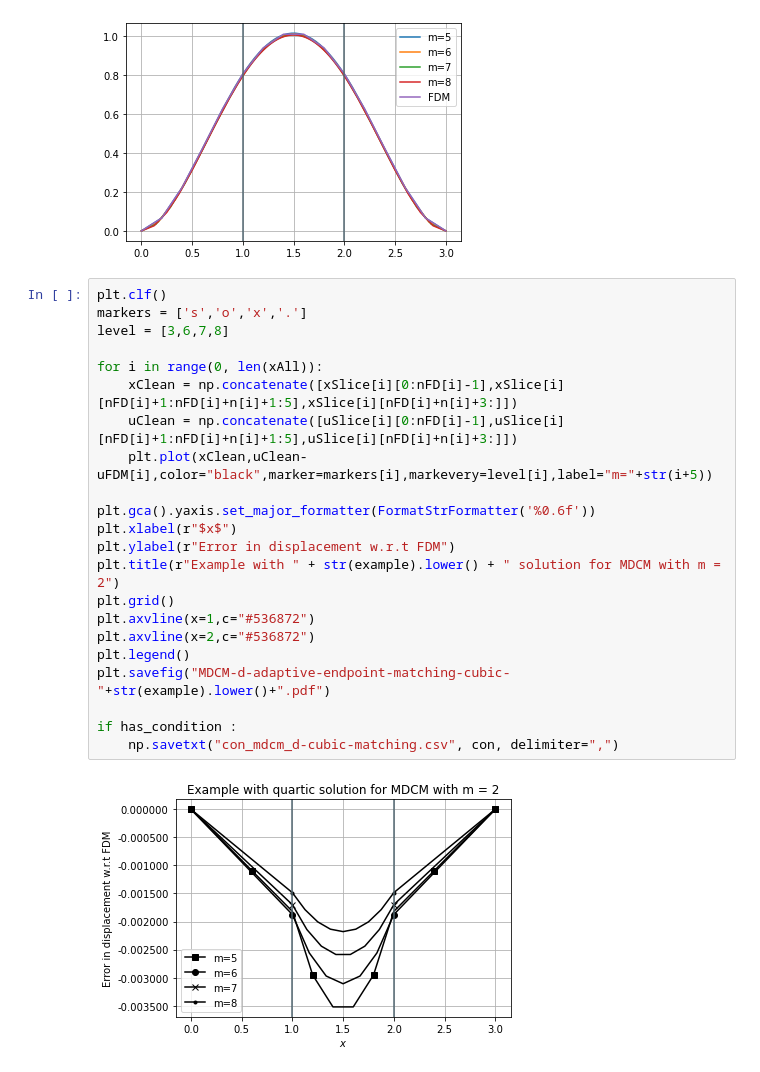
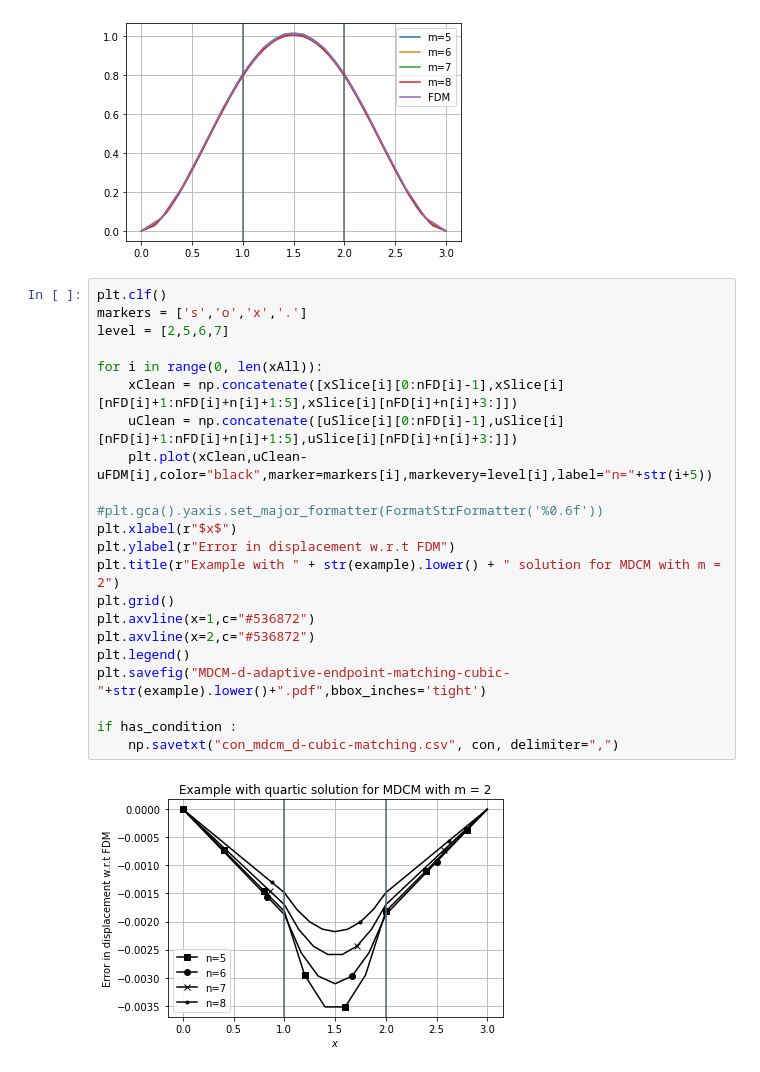
Before and after one commit to diehlpk/reusommer21, a Jupyter notebook: Coupling-MDCM-Dirchelet-Adaptive-endpoint-matching-Cubic.ipynb, the cells around one changed output. Saved outputs shown, nothing was run; the diff lists cells and outputs as text.

Commit message:
Update plots

```diff
--- a/Coupling-MDCM-Dirchelet-Adaptive-endpoint-matching-Cubic.ipynb
+++ b/Coupling-MDCM-Dirchelet-Adaptive-endpoint-matching-Cubic.ipynb
@@ -266,24 +266,24 @@ plt.axvline(x=2,c="#536872")
 # %%
 plt.clf()
 markers = ['s','o','x','.']
-level = [3,6,7,8]
+level = [2,5,6,7]
 
 for i in range(0, len(xAll)):
     xClean = np.concatenate([xSlice[i][0:nFD[i]-1],xSlice[i][nFD[i]+1:nFD[i]+n[i]+1:5],xSlice[i][nFD[i]+n[i]+3:]])
     uClean = np.concatenate([uSlice[i][0:nFD[i]-1],uSlice[i][nFD[i]+1:nFD[i]+n[i]+1:5],uSlice[i][nFD[i]+n[i]+3:]])
-    plt.plot(xClean,uClean-uFDM[i],color="black",marker=markers[i],markevery=level[i],label="m="+str(i+5))
+    plt.plot(xClean,uClean-uFDM[i],color="black",marker=markers[i],markevery=level[i],label="n="+str(i+5))
 
-plt.gca().yaxis.set_major_formatter(FormatStrFormatter('%0.6f'))
+#plt.gca().yaxis.set_major_formatter(FormatStrFormatter('%0.6f'))
 plt.xlabel(r"$x$")
 plt.ylabel(r"Error in displacement w.r.t FDM")
 plt.title(r"Example with " + str(example).lower() + " solution for MDCM with m = 2")
 plt.grid()
 plt.axvline(x=1,c="#536872")
 plt.axvline(x=2,c="#536872")
 plt.legend()
-plt.savefig("MDCM-d-adaptive-endpoint-matching-cubic-"+str(example).lower()+".pdf")
+plt.savefig("MDCM-d-adaptive-endpoint-matching-cubic-"+str(example).lower()+".pdf",bbox_inches='tight')
 
 if has_condition :
     np.savetxt("con_mdcm_d-cubic-matching.csv", con, delimiter=",")
 # %% [output]
-[figure, old version]
+[figure, new version]
```
Also changed, not shown: 8 other files.
